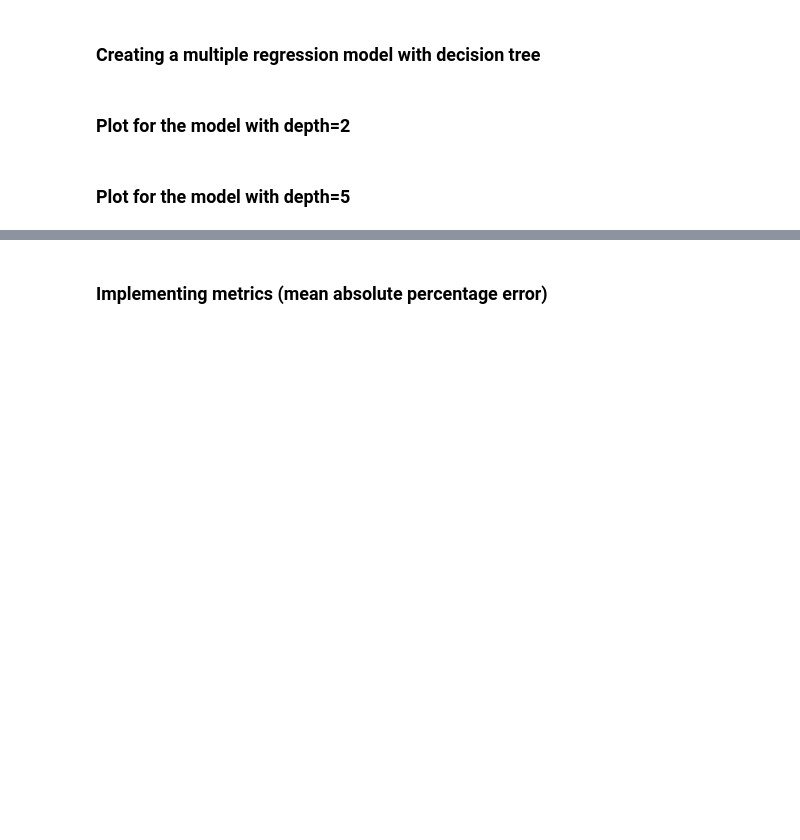
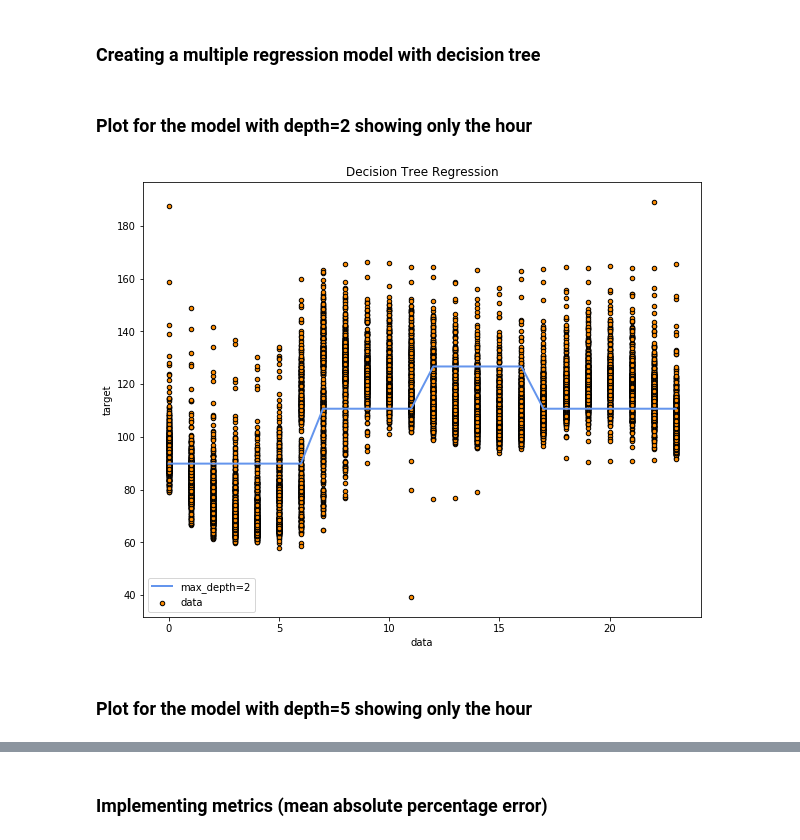
Before and after one commit to efemeryds/flow_exploration, a Jupyter notebook: notebooks/decision-tree-previous-hour.ipynb, the cells around one changed output, grey strips where cells are left out. Drawn from its saved outputs; the diff is of its cells as text; code cells hidden in the pictures; blank space fills up the shorter version.

Commit message:
Updating plots

```diff
--- a/notebooks/decision-tree-previous-hour.ipynb
+++ b/notebooks/decision-tree-previous-hour.ipynb
@@ -128,4 +128,4 @@ DecisionTreeRegressor(criterion='mse', max_depth=5, max_features=None,
 predict2 = regressor2.predict(X_flow_test)
 predict5 = regressor5.predict(X_flow_test)
 # %% [markdown]
-### Plot for the model with depth=2
+### Plot for the model with depth=2 showing only the hour
@@ -134,2 +132,15 @@ predict5 = regressor5.predict(X_flow_test)
+# %%
+plt.figure(figsize=(10, 8))
+plt.scatter(X_flow_training['hour'], Y_flow_training, s=20, edgecolor="black",
+            c="darkorange", label="data")
+plt.plot(X_flow_test['hour'][:24], predict2[:24], color="cornflowerblue",
+         label="max_depth=2", linewidth=2)
+plt.xlabel("data")
+plt.ylabel("target")
+plt.title("Decision Tree Regression")
+plt.legend()
+plt.show()
+# %% [output]
+[figure, added]
 # %% [markdown]
-### Plot for the model with depth=5
+### Plot for the model with depth=5 showing only the hour
```
Also changed, not shown: parts of 3 cells of this notebook.
